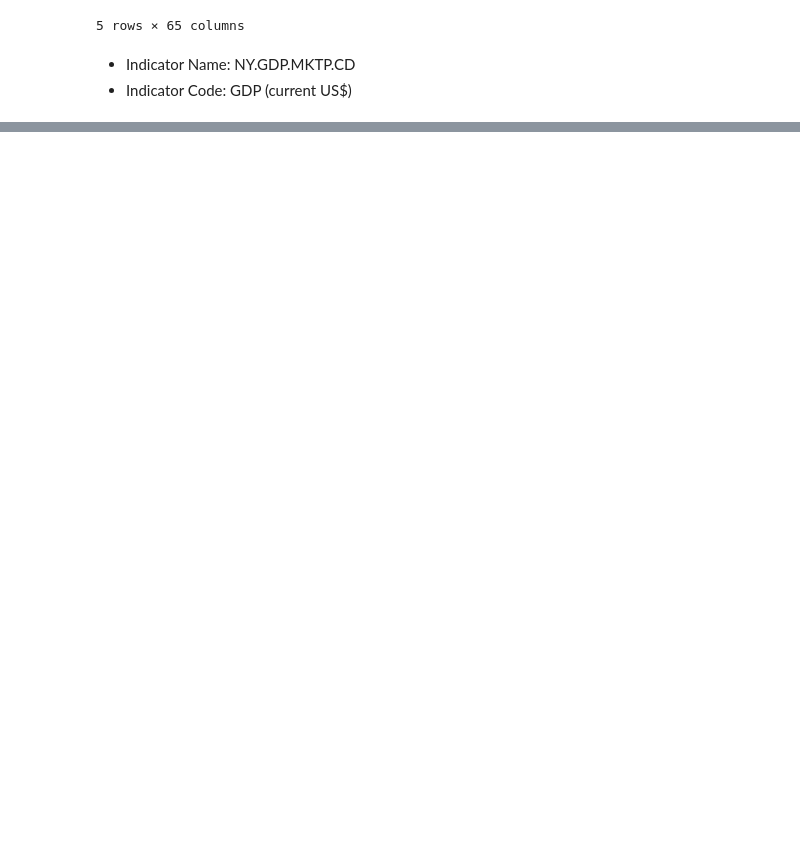
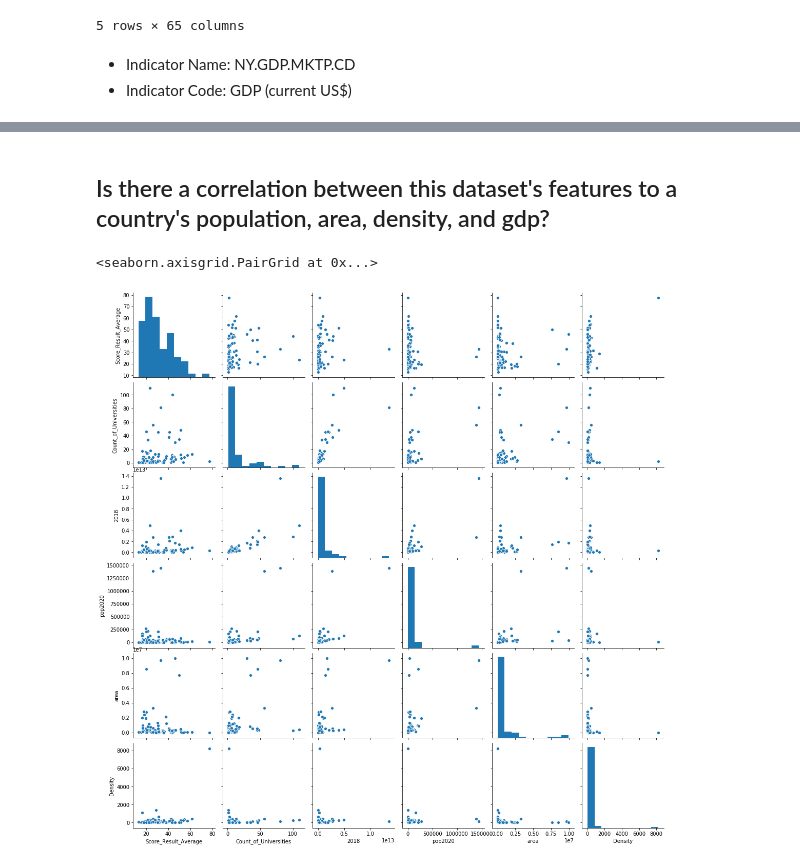
Before and after one commit to richdayandnight/univ-rankings-2020, a Jupyter notebook: University Rankings 2020 EDA.ipynb, the cells around one changed output, grey strips where cells are left out. Cells and saved outputs as stored; diff of their text form; code cells hidden in the pictures; blank space fills up the shorter version.

```diff
--- a/University Rankings 2020 EDA.ipynb
+++ b/University Rankings 2020 EDA.ipynb
@@ -443,4 +542,6 @@ population_per_country_data.head()
 population_per_country_data.shape
 # %% [output]
 (232, 17)
+# %%
+population_per_country_data.rename(columns={'name':'Country'}, inplace=True)
 # %% [markdown]
@@ -479,0 +596,7 @@ memory usage: 10.4+ KB
+# %%
+# Rename Country Name to Country
+gdp_per_capita_data.rename(columns={'Country Name':'Country'}, inplace=True)
+# %%
+country_continent_group_by = country_continent_group_by.merge(gdp_per_capita_data[['Country', '2018']], on='Country')
+# %%
+country_continent_group_by = country_continent_group_by.merge(population_per_country_data[['Country', 'pop2020', 'area', 'Density']], on='Country')
@@ -479,0 +636,8 @@ memory usage: 10.4+ KB
+# %% [markdown]
+## Is there a correlation between this dataset's features to a country's population, area, density, and gdp?
+# %%
+correlation_of_score_gdp_and_pop = country_continent_group_by[['Continent', 'Country', 'Score_Result_Average', 'Count_of_Universities', '2018', 'pop2020', 'area', 'Density']]
+sns.pairplot(correlation_of_score_gdp_and_pop)
+# %% [output]
+<seaborn.axisgrid.PairGrid at 0x...>
+[figure, added]
```
Also changed, not shown: parts of 36 cells of this notebook.
